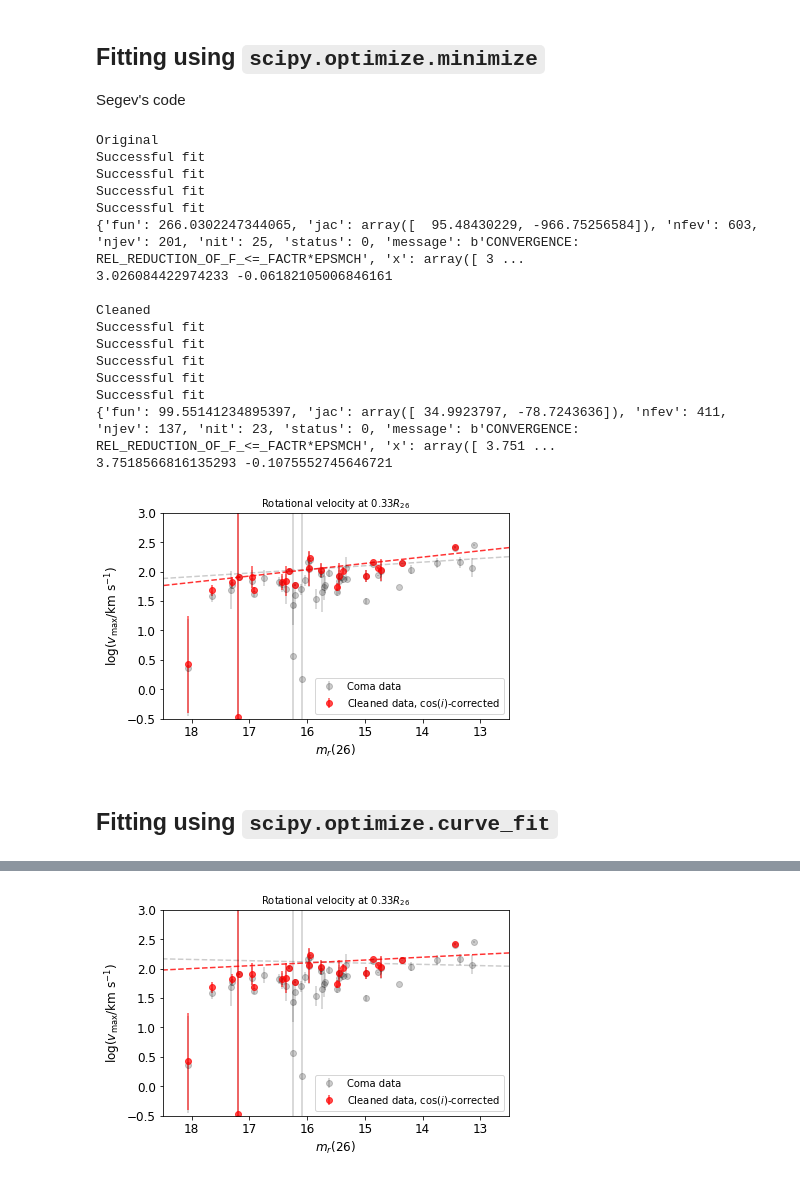
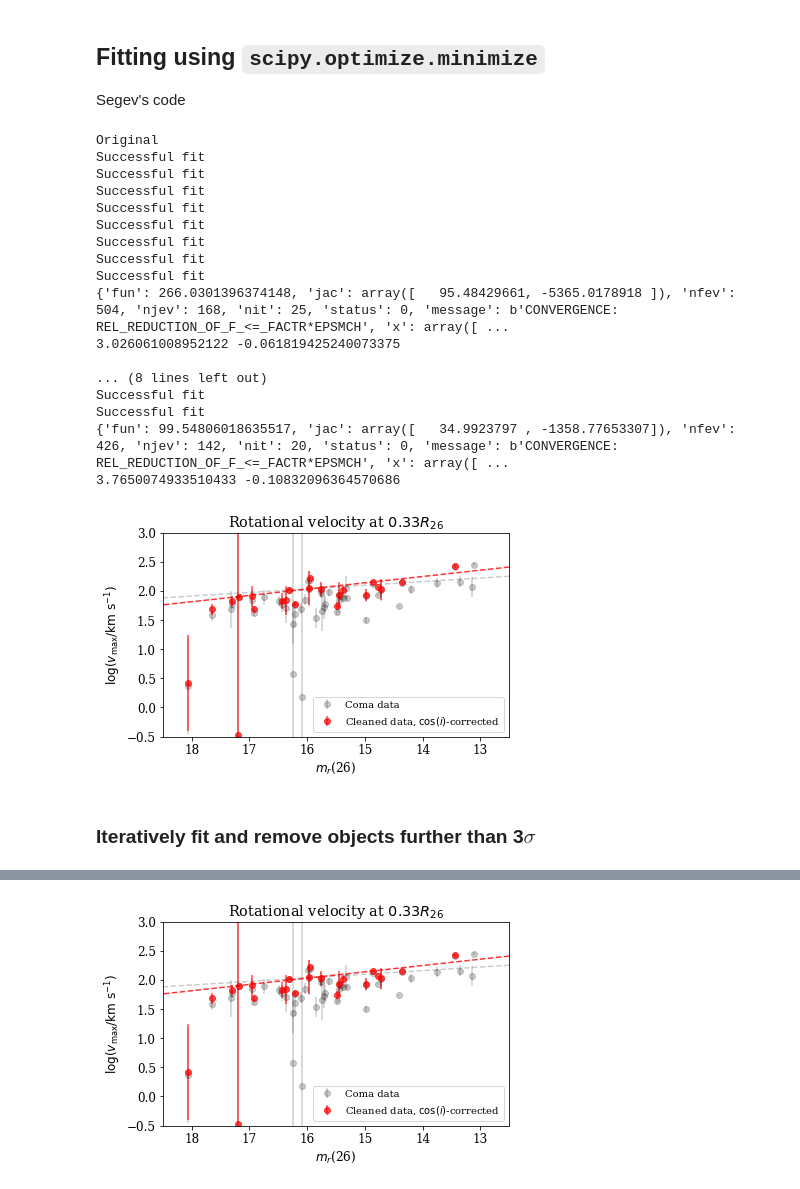
Before and after one commit to DESI-UR/DESI_SGA, a Jupyter notebook: TF/TF_Coma.ipynb, the cells around one changed output, grey strips where cells are left out. Cells and saved outputs as stored; diff of their text form; code cells hidden in the pictures.

Commit message:
Fit TFR for Coma, removing 3sigma points

```diff
--- a/TF/TF_Coma.ipynb
+++ b/TF/TF_Coma.ipynb
@@ -22,8 +22,11 @@ import matplotlib as mpl
 import matplotlib.pyplot as plt
 # %%
 mpl.rc('font', size=12)
-mpl.rc('axes', titlesize='small')
+#mpl.rc('axes', titlesize='small')
 mpl.rc('figure', max_open_warning=0)
+
+plt.rcParams['font.family'] = 'serif'
+plt.rcParams['font.serif'] = ['Times New Roman'] + plt.rcParams['font.serif']
 # %%
 h = 1
 H0 = 100*h
@@ -210,11 +213,12 @@ def l1norm(pars, x, y, dy):
 def fit_tfr(r, logv, dlogv):
     fmin = 1e99
     a, b = 6, -0.25
+    hess_inv = np.ones((2,2))
 
     succ_res = None
 
     # Try a large number of random seeds to ensure a decent fit.
-    for i in range(100):
+    for i in range(1000):
         _a, _b = np.random.uniform(0,10), np.random.uniform(-1,0)
 
         res = minimize(l1norm,
@@ -228,13 +232,14 @@ def fit_tfr(r, logv, dlogv):
             succ_res = res.copy()
             fmin = res.fun
             a, b = res.x
+            hess_inv = res.hess_inv
 
     if succ_res is None:
         print('No successful fits')
     else:
         print(succ_res)
 
-    return a, b
+    return a, b, hess_inv
 # %%
 fig, ax = plt.subplots(1,1, figsize=(6,4), tight_layout=True)
 
@@ -250,7 +255,7 @@ ax.errorbar(rmag[isrmeas],
             alpha=0.2,
             label='Coma data')
 
-a, b = fit_tfr(rmag[isrmeas], log10vmax[isrmeas], dlog10vmax[isrmeas])
+a, b, _ = fit_tfr(rmag[isrmeas], log10vmax[isrmeas], dlog10vmax[isrmeas])
 print(a, b)
 
 r = np.arange(12.5,18.6,0.1)
@@ -279,9 +284,9 @@ ax.errorbar(rmag_clean[isrmeas_clean],
             alpha=0.7,
             label='Cleaned data, $\cos{(i)}$-corrected')
 
-a, b = fit_tfr(rmag_clean[isrmeas_clean],
-               log10vmax_clean[isrmeas_clean],
-               dlog10vmax_clean[isrmeas_clean])
+a, b, _ = fit_tfr(rmag_clean[isrmeas_clean],
+                  log10vmax_clean[isrmeas_clean],
+                  dlog10vmax_clean[isrmeas_clean])
 print(a, b)
 r = np.arange(12.5,18.6,0.1)
 ax.plot(r, a + b*r, 'r--', alpha=0.8)
@@ -307,17 +312,18 @@ Successful fit
 Successful fit
 Successful fit
 Successful fit
-{'fun': 266.0302247344065, 'jac': array([  95.48430229, -966.75256584]), 'nfev': 603, 'njev': 201, 'nit': 25, 'status': 0, 'message': b'CONVERGENCE: REL_REDUCTION_OF_F_<=_FACTR*EPSMCH', 'x': array([ 3 ...
-3.026084422974233 -0.06182105006846161
-
-Cleaned
 Successful fit
 Successful fit
 Successful fit
 Successful fit
+{'fun': 266.0301396374148, 'jac': array([   95.48429661, -5365.0178918 ]), 'nfev': 504, 'njev': 168, 'nit': 25, 'status': 0, 'message': b'CONVERGENCE: REL_REDUCTION_OF_F_<=_FACTR*EPSMCH', 'x': array([ ...
+3.026061008952122 -0.061819425240073375
+
+... (8 lines left out)
 Successful fit
-{'fun': 99.55141234895397, 'jac': array([ 34.9923797, -78.7243636]), 'nfev': 411, 'njev': 137, 'nit': 23, 'status': 0, 'message': b'CONVERGENCE: REL_REDUCTION_OF_F_<=_FACTR*EPSMCH', 'x': array([ 3.751 ...
-3.7518566816135293 -0.1075552745646721
+Successful fit
+{'fun': 99.54806018635517, 'jac': array([   34.9923797 , -1358.77653307]), 'nfev': 426, 'njev': 142, 'nit': 20, 'status': 0, 'message': b'CONVERGENCE: REL_REDUCTION_OF_F_<=_FACTR*EPSMCH', 'x': array([ ...
+3.7650074933510433 -0.10832096364570686
-[figure, old version]
+[figure, new version]
 # %% [markdown]
-## Fitting using `scipy.optimize.curve_fit`
+### Iteratively fit and remove objects further than 3$\sigma$
@@ -330,5 +394,11 @@ def line(x,m,b):
 # %%
 fig, ax = plt.subplots(1,1, figsize=(6,4), tight_layout=True)
+
+
+################################################################################
+# Original data
+#-------------------------------------------------------------------------------
+print('Original')
 
 ax.errorbar(rmag[isrmeas],
             log10vmax[isrmeas],
@@ -337,15 +407,20 @@ ax.errorbar(rmag[isrmeas],
             alpha=0.2,
             label='Coma data')
 
-popt, pcov = curve_fit(line,
-                       rmag[isrmeas],
-                       log10vmax[isrmeas],
-                       p0=[-0.25, 6],
-                       sigma=dlog10vmax[isrmeas])
-print(popt)
+a, b, hess_inv = fit_3sigma(rmag[isrmeas],
+                            log10vmax[isrmeas],
+                            dlog10vmax[isrmeas])
+print(a,b)
 
 r = np.arange(12.5,18.6,0.1)
-ax.plot(r, line(r, *popt), 'k--', alpha=0.2)
+ax.plot(r, a + b*r, 'k--', alpha=0.2)
+################################################################################
+
+
+################################################################################
+# Cleaned data
+#-------------------------------------------------------------------------------
+print('\nCleaned')
 
 rmag_clean = np.asarray(rmag_clean)
 vmax_clean = np.asarray(vmax_clean)
@@ -363,14 +438,15 @@ ax.errorbar(rmag_clean[isrmeas_clean],
             alpha=0.7,
             label='Cleaned data, $\cos{(i)}$-corrected')
 
-popt, pcov = curve_fit(line,
-                       rmag_clean[isrmeas_clean],
-                       log10vmax_clean[isrmeas_clean],
-                       p0=[-0.25, 6],
-                       sigma=dlog10vmax_clean[isrmeas_clean])
-print(popt)
+a, b, hess_inv = fit_3sigma(rmag_clean[isrmeas_clean],
+                            log10vmax_clean[isrmeas_clean],
+                            dlog10vmax_clean[isrmeas_clean])
+print(a,b)
+
 r = np.arange(12.5,18.6,0.1)
-ax.plot(r, line(r, *popt), 'r--', alpha=0.8)
+ax.plot(r, a + b*r, 'r--', alpha=0.8)
+################################################################################
+
 
 ax.set(xlabel='$m_r$(26)',
        xlim=(18.5, 12.5),
@@ -391 +483 @@ ax.legend(loc='lower right', fontsize=10);
-[figure, old version]
+[figure, new version]
```
Also changed, not shown: parts of 5 cells of this notebook.
